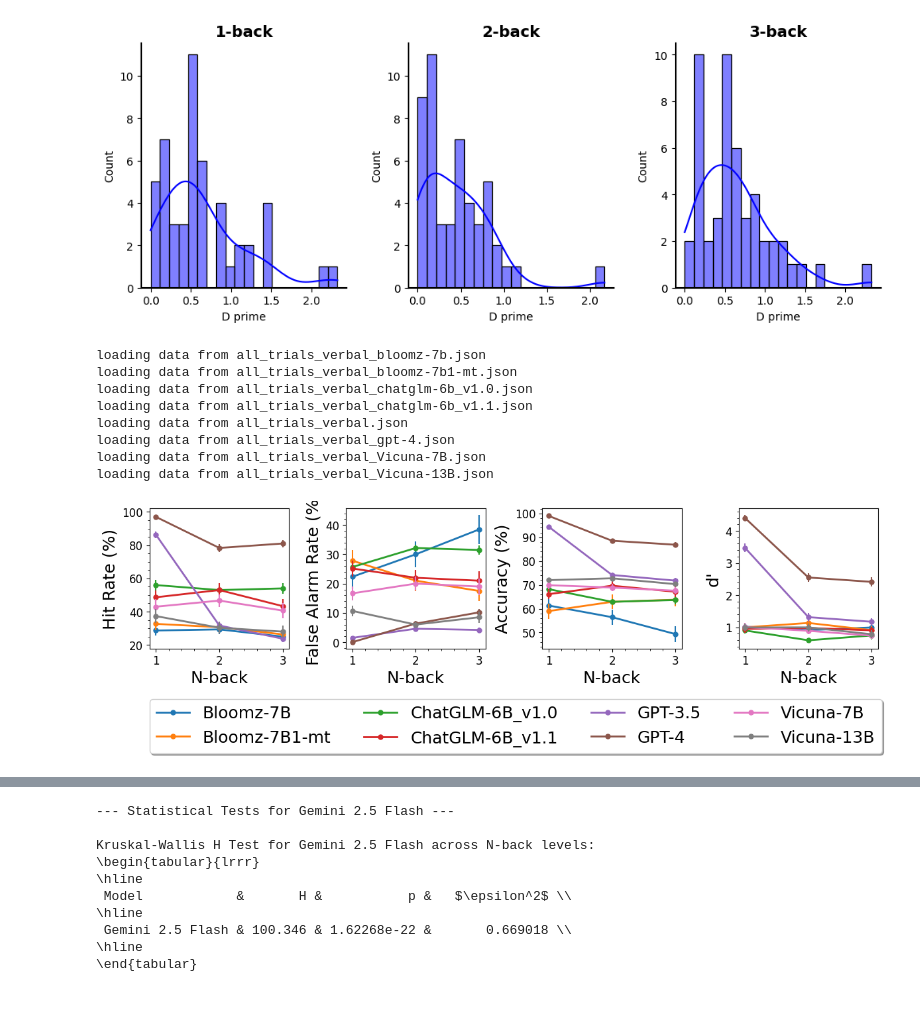
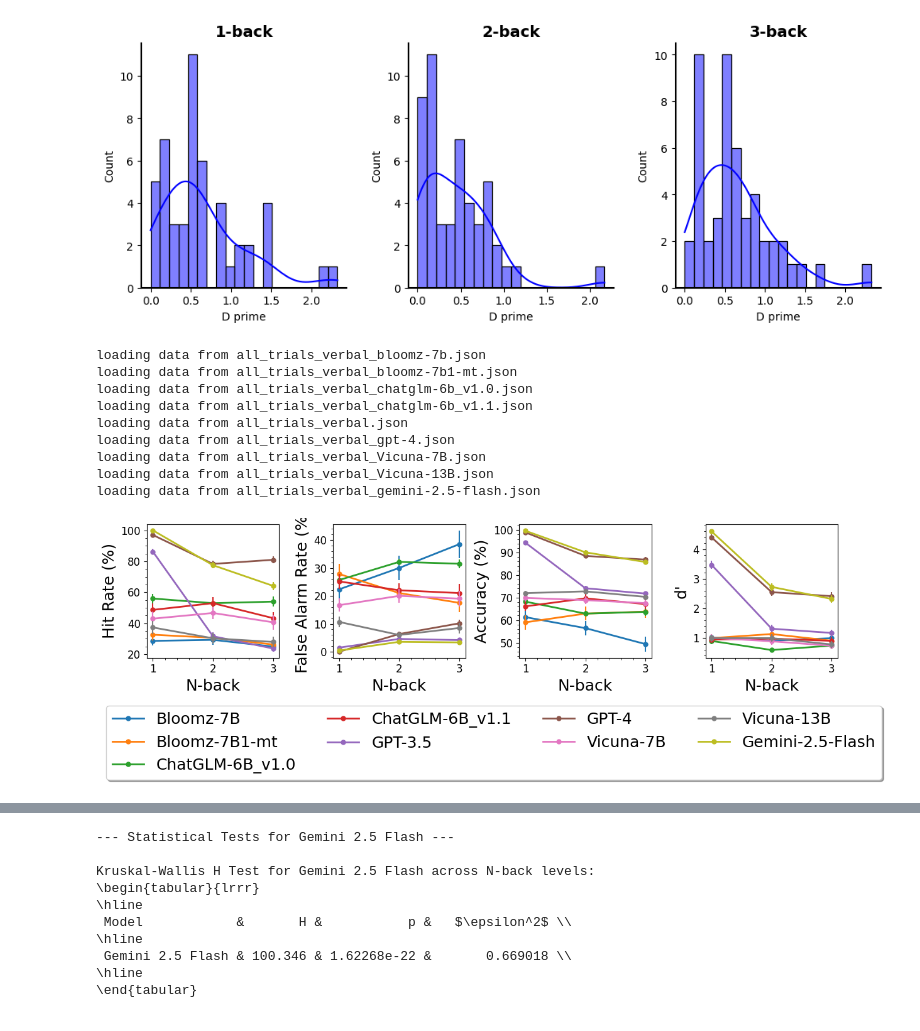
Before and after one commit to shiro-FFFFFF/FTEC5660, a Jupyter notebook: projects/individual/ChatGPT-WM/analysis_across_exps.ipynb, the cells around one changed output, grey strips where cells are left out. Drawn from its saved outputs; the diff is of its cells as text; code cells hidden in the pictures.

```diff
--- a/projects/individual/ChatGPT-WM/analysis_across_exps.ipynb
+++ b/projects/individual/ChatGPT-WM/analysis_across_exps.ipynb
@@ -54,7 +54,7 @@ def compute_summary_stats(all_trials, exp_name, n_list, blocks):
                     total_targets += 1
                     if trial['correct']:
                         hits += 1
-                        total_rt += trial['rt']
+                        total_rt += trial.get('rt', 0)
                     elif trial['correct'] == '':
                         raise ValueError("Missing data in " + exp_name + " " + str(n) + "-back task, block " + str(b) + '.')
                 else:
@@ -991,8 +991,8 @@ Distribution plot for d_prime:
 Distribution plot for d_prime:
 [figure]
 # %%
-exps = ['all_trials_verbal_bloomz-7b.json','all_trials_verbal_bloomz-7b1-mt.json','all_trials_verbal_chatglm-6b_v1.0.json','all_trials_verbal_chatglm-6b_v1.1.json','all_trials_verbal.json','all_trials_verbal_gpt-4.json','all_trials_verbal_Vicuna-7B.json','all_trials_verbal_Vicuna-13B.json']
-blocks = 30 # changed to 30 to shorten the time
+exps = ['all_trials_verbal_bloomz-7b.json','all_trials_verbal_bloomz-7b1-mt.json','all_trials_verbal_chatglm-6b_v1.0.json','all_trials_verbal_chatglm-6b_v1.1.json','all_trials_verbal.json','all_trials_verbal_gpt-4.json','all_trials_verbal_Vicuna-7B.json','all_trials_verbal_Vicuna-13B.json', 'all_trials_verbal_gemini-2.5-flash.json']
+blocks = 30
 verbal_exps = load_data_from_experiments(exps)
 
 # compute summary statistics for the experiments
@@ -1004,42 +1004,43 @@ for exp_name in exps:
 # plot performance for the experiments
 fig, axes = plt.subplots(1, 4, figsize=(12, 3), sharex=True)
 axes = axes.flatten()
-palette = sns.color_palette()
-line_styles = ['-', '-', '-', '-', '-', '-', '-', '-']
+palette = sns.color_palette('tab10') # use tab10 to have enough colors
+line_styles = ['-', '-', '-', '-', '-', '-', '-', '-', '-']
 
 for i, (measure, ylabel) in enumerate(zip(["hit_rate", "false_alarm_rate", "accuracy", "d_prime"],
                                             ["Hit Rate (%)", "False Alarm Rate (%)", "Accuracy (%)", "d'"])):
     ax = axes[i]
     for j, (summary_stats, label) in enumerate(zip([summary_stats_exps[exp] for exp in exps],
-                                    ["Bloomz-7B", "Bloomz-7B1-mt", "ChatGLM-6B_v1.0", "ChatGLM-6B_v1.1", "GPT-3.5", "GPT-4", "Vicuna-7B", "Vicuna-13B"])):
+                                    ["Bloomz-7B", "Bloomz-7B1-mt", "ChatGLM-6B_v1.0", "ChatGLM-6B_v1.1", "GPT-3.5", "GPT-4", "Vicuna-7B", "Vicuna-13B", "Gemini-2.5-Flash"])):
 
         ax.plot(n_list, [summary_stats[n][measure]["mean"] for n in n_list], label=label,  color=palette[j], linestyle=line_styles[j], linewidth=2,marker='o', markersize=5)
         ax.errorbar(n_list, [summary_stats[n][measure]["mean"] for n in n_list],
                     yerr=[summary_stats[n][measure]["stderr"] for n in n_list], fmt='none',  ecolor=palette[j], alpha=1)
 
     ax.set_ylabel(ylabel, fontsize=18)
     ax.grid(False)
     ax.xaxis.set_minor_locator(ticker.AutoMinorLocator())
     ax.yaxis.set_minor_locator(ticker.AutoMinorLocator())
     ax.tick_params(axis='both', which='both', labelsize=12)
     ax.set_xlabel("N-back", fontsize=18)
 
 plt.tight_layout()
 plt.legend(loc='upper center', bbox_to_anchor=(-1.6, -0.3), fancybox=True, shadow=True, ncol=4, fontsize=18)
 plt.show()
 
 # save figure
 fig.savefig(os.path.join("figures", "performance_on_verbal_all_models.pdf"), format="pdf", dpi=300, bbox_inches='tight')
 # %% [output]
 loading data from all_trials_verbal_bloomz-7b.json
 loading data from all_trials_verbal_bloomz-7b1-mt.json
 loading data from all_trials_verbal_chatglm-6b_v1.0.json
 loading data from all_trials_verbal_chatglm-6b_v1.1.json
 loading data from all_trials_verbal.json
 loading data from all_trials_verbal_gpt-4.json
 loading data from all_trials_verbal_Vicuna-7B.json
 loading data from all_trials_verbal_Vicuna-13B.json
+loading data from all_trials_verbal_gemini-2.5-flash.json
-[figure, old version]
+[figure, new version]
 # %%
 # for each of the spatial task above (["Spatial", "Spatial with Noise", "Spatial with CoT Reasoning", "Spatial with Feedback"]), perform non-parametric statistical tests (Kruskal-Wallis H test and post-hoc U test) on the d_prime scores across different N-back levels
 # and define a function to create a latex table for the H tests
```
Also changed, not shown: parts of 5 cells of this notebook.
